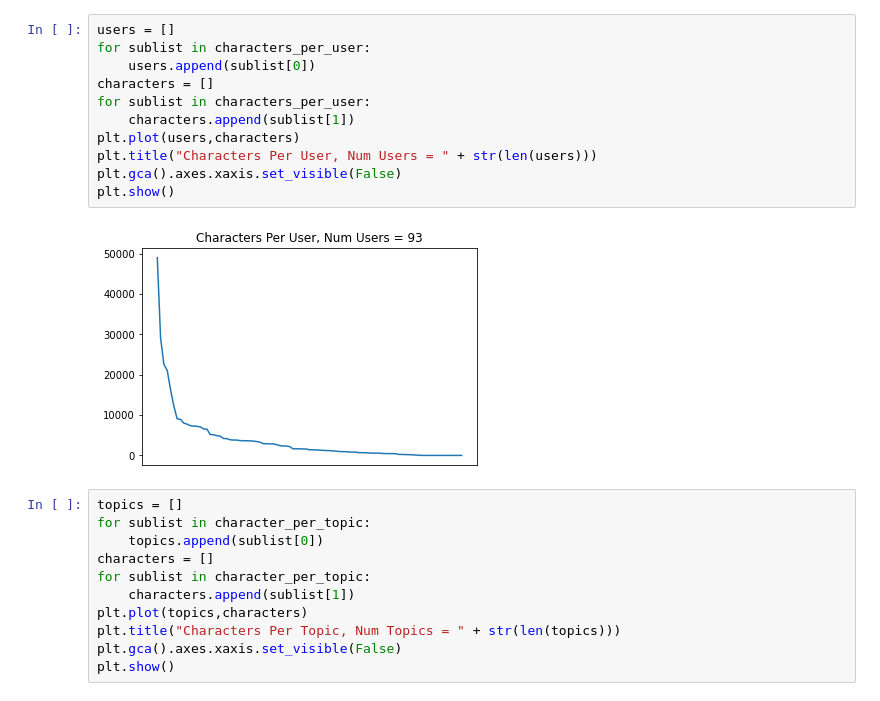
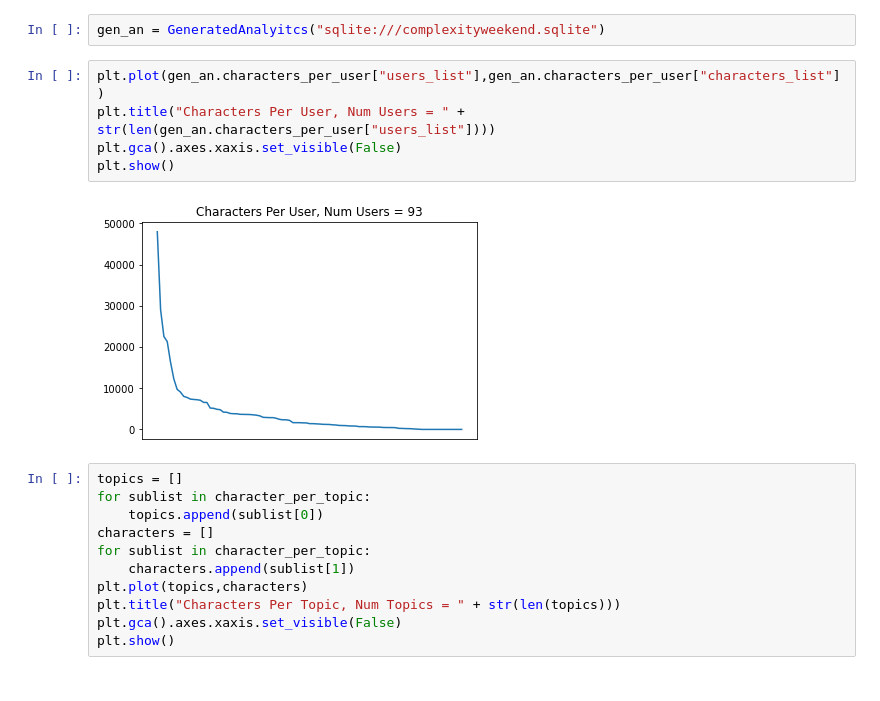
Before and after one commit to dentropy/keybase-binding-original, a Jupyter notebook: generate_graphs.ipynb, the cells around one changed output. Drawn from its saved outputs; the diff is of its cells as text.

Commit message:
characters_per_user object in generate_analyitvs.py is not formatted to be fed into matplot lib, generate_graphs.ipynb modified accordingly

```diff
--- a/generate_graphs.ipynb
+++ b/generate_graphs.ipynb
@@ -12,16 +6,12 @@ number_users_per_topic = mah_data.get_number_users_per_topic(topic_list)
+# %%
+gen_an = GeneratedAnalyitcs("sqlite:///complexityweekend.sqlite")
 # %%
-users = []
-for sublist in characters_per_user:
-    users.append(sublist[0])
-characters = []
-for sublist in characters_per_user:
-    characters.append(sublist[1])
-plt.plot(users,characters)
-plt.title("Characters Per User, Num Users = " + str(len(users)))
+plt.plot(gen_an.characters_per_user["users_list"],gen_an.characters_per_user["characters_list"])
+plt.title("Characters Per User, Num Users = " + str(len(gen_an.characters_per_user["users_list"])))
 plt.gca().axes.xaxis.set_visible(False)
 plt.show()
 # %% [output]
-[figure, old version]
+[figure, new version]
 # %%
 topics = []
 for sublist in character_per_topic:
```
Also changed, not shown: parts of 2 cells of this notebook, 1 other file.
